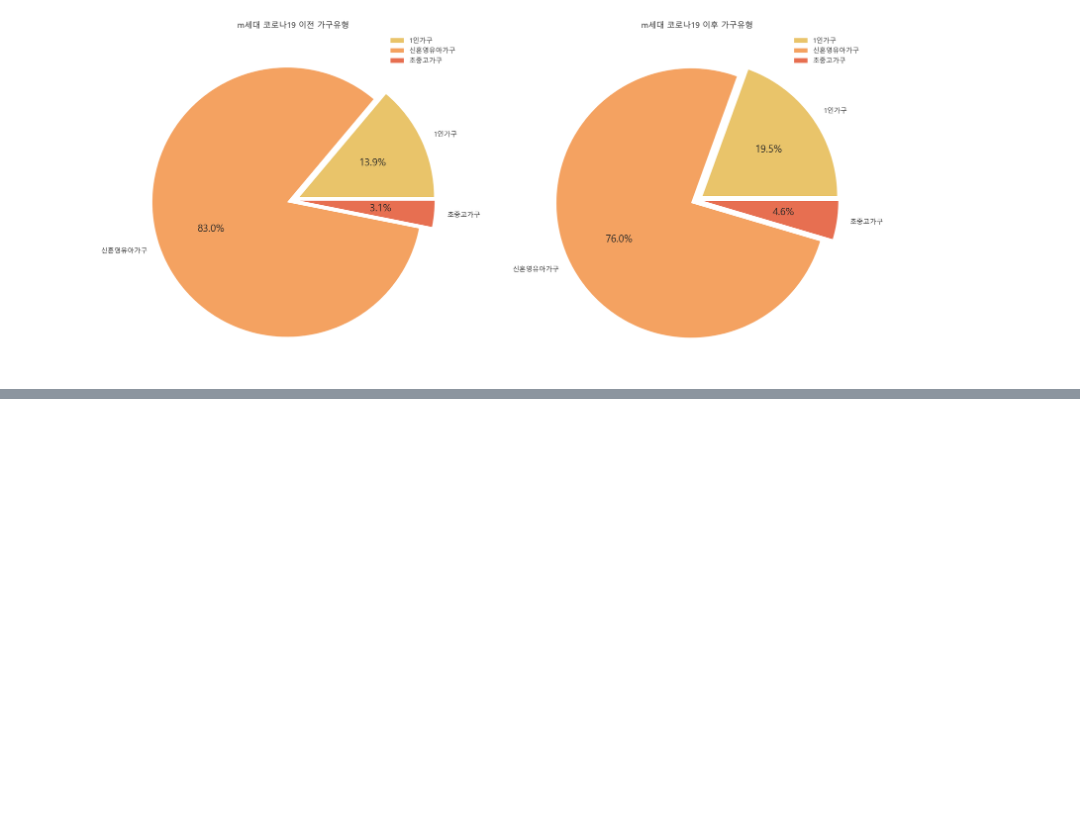
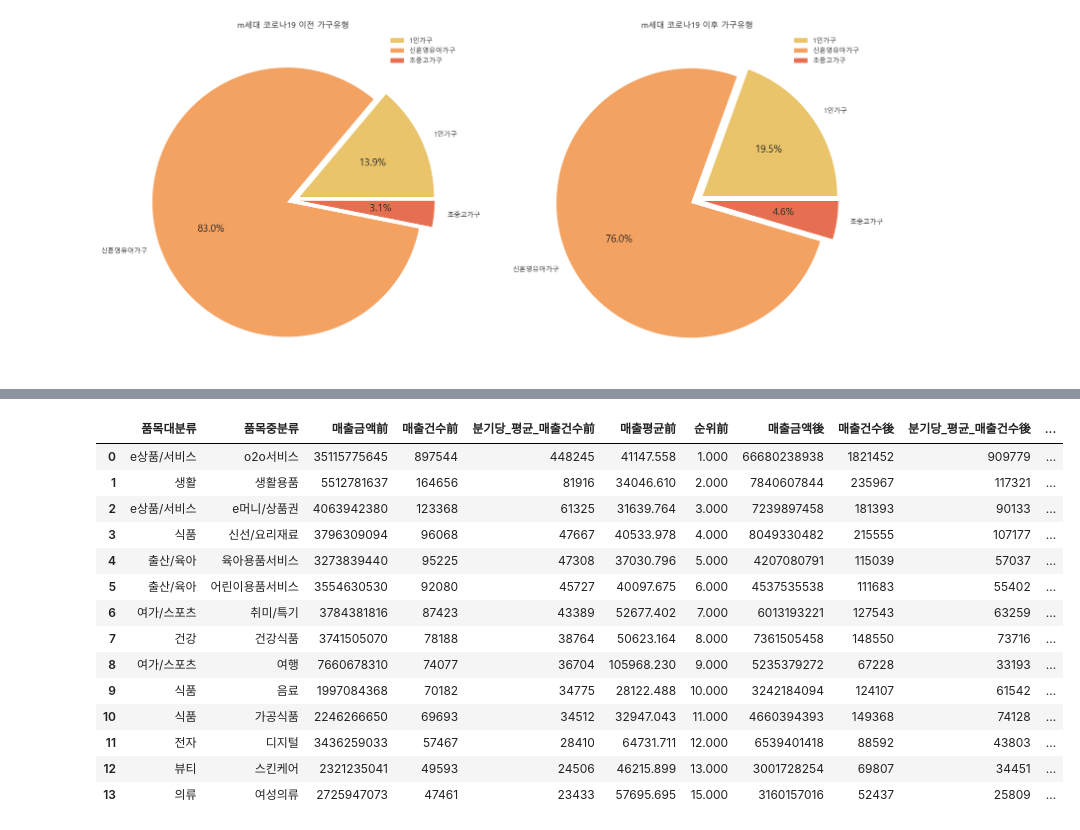
Before and after one commit to sjj995/sjjjjjjj, a Jupyter notebook: bccard3.ipynb, the cells around one changed output, grey strips where cells are left out. Cells and saved outputs as stored; diff of their text form; code cells hidden in the pictures; blank space fills up the shorter version.

```diff
--- a/bccard3.ipynb
+++ b/bccard3.ipynb
@@ -835,0 +1033,17 @@ ax2.legend(llist)
+# %%
+# m세대 여성 2019년 품목 상위 15개 매출 건수
+bc_30_2019 = bc_30[(bc_30['기준년월']==201903) | (bc_30['기준년월']==201909)]
+fm_bc_30_2019 = bc_30_2019[bc_30_2019['성별']==1]
+#fm_bc_30_2021.drop(['기준년월'],axis=1,inplace=True)
+
+fm_bc_30_2019['분기당_평균_매출건수'] = (fm_bc_30_2019['매출건수'] / 2).astype('int64')
+fm_bc_30_2019_total = fm_bc_30_2019.groupby(['품목대분류명','품목중분류명'])['매출금액','매출건수','분기당_평균_매출건수'].sum().reset_index()
+fm_bc_30_2019_avg = fm_bc_30_2019.groupby(['품목대분류명','품목중분류명'])['매출평균'].mean().reset_index()
+
+fm_bc_30_2019_consume = pd.merge(fm_bc_30_2019_total,fm_bc_30_2019_avg)
+
+fm_bc_30_m_2019 = fm_bc_30_2019_consume.sort_values(by=['분기당_평균_매출건수','매출건수','매출금액','매출평균'],ascending=False).head(15)
+
+fm_bc_30_m_2019['매출순위'] = fm_bc_30_m_2019['분기당_평균_매출건수'].rank(method='min',ascending=False)
+
+fm_bc_30_m_2019
@@ -835,0 +1067,17 @@ ax2.legend(llist)
+# %%
+# m세대 여성 2021년 품목 상위 15개 매출 건수
+bc_30_2021 = bc_30[(bc_30['기준년월']==202003) | (bc_30['기준년월']==202009) | (bc_30['기준년월']==202103)]
+fm_bc_30_2021 = bc_30_2021[bc_30_2021['성별']==1]
+#fm_bc_30_2021.drop(['기준년월'],axis=1,inplace=True)
+
+fm_bc_30_2021['분기당_평균_매출건수'] = (fm_bc_30_2021['매출건수'] / 2).astype('int64')
+fm_bc_30_2021_total = fm_bc_30_2021.groupby(['품목대분류명','품목중분류명'])['매출금액','매출건수','분기당_평균_매출건수'].sum().reset_index()
+fm_bc_30_2021_avg = fm_bc_30_2021.groupby(['품목대분류명','품목중분류명'])['매출평균'].mean().reset_index()
+
+fm_bc_30_2021_consume = pd.merge(fm_bc_30_2021_total,fm_bc_30_2021_avg)
+
+fm_bc_30_m_2021 = fm_bc_30_2021_consume.sort_values(by=['분기당_평균_매출건수','매출건수','매출금액','매출평균'],ascending=False).head(15)
+
+fm_bc_30_m_2021['매출순위'] = fm_bc_30_m_2021['분기당_평균_매출건수'].rank(method='min',ascending=False)
+
+fm_bc_30_m_2021
@@ -835,0 +1101,24 @@ ax2.legend(llist)
+# %%
+# m세대 여성 코로나 전과 후의 구매 매출건수별 변동순위 합친 데이터프레임 구성
+mfm_bc20_cov_mz = pd.merge(fm_bc_30_m_2019,fm_bc_30_m_2021,how='inner',on='품목중분류명')
+mfm_bc20_cov_mz.drop(['품목대분류명_y'],axis=1,inplace=True)
+mfm_bc20_cov_mz.columns = ['품목대분류','품목중분류','매출금액前','매출건수前','분기당_평균_매출건수前','매출평균前','순위前','매출금액後','매출건수後','분기당_평균_매출건수後','매출평균後','순위後']
+
+mfm_bc20_cov_mz['변동순위'] = mfm_bc20_cov_mz['순위前'] - mfm_bc20_cov_mz['순위後']
+mfm_bc20_cov_mz
+# %% [output]
+|  | 품목대분류 | 품목중분류 | 매출금액前 | 매출건수前 | 분기당_평균_매출건수前 | 매출평균前 | 순위前 | 매출금액後 | 매출건수後 | 분기당_평균_매출건수後 | ... |
+| 0 | e상품/서비스 | o2o서비스 | 35115775645 | 897544 | 448245 | 41147.558 | 1.000 | 66680238938 | 1821452 | 909779 | ... |
+| 1 | 생활 | 생활용품 | 5512781637 | 164656 | 81916 | 34046.610 | 2.000 | 7840607844 | 235967 | 117321 | ... |
+| 2 | e상품/서비스 | e머니/상품권 | 4063942380 | 123368 | 61325 | 31639.764 | 3.000 | 7239897458 | 181393 | 90133 | ... |
+| 3 | 식품 | 신선/요리재료 | 3796309094 | 96068 | 47667 | 40533.978 | 4.000 | 8049330482 | 215555 | 107177 | ... |
+| 4 | 출산/육아 | 육아용품서비스 | 3273839440 | 95225 | 47308 | 37030.796 | 5.000 | 4207080791 | 115039 | 57037 | ... |
+| 5 | 출산/육아 | 어린이용품서비스 | 3554630530 | 92080 | 45727 | 40097.675 | 6.000 | 4537535538 | 111683 | 55402 | ... |
+| 6 | 여가/스포츠 | 취미/특기 | 3784381816 | 87423 | 43389 | 52677.402 | 7.000 | 6013193221 | 127543 | 63259 | ... |
+| 7 | 건강 | 건강식품 | 3741505070 | 78188 | 38764 | 50623.164 | 8.000 | 7361505458 | 148550 | 73716 | ... |
+| 8 | 여가/스포츠 | 여행 | 7660678310 | 74077 | 36704 | 105968.230 | 9.000 | 5235379272 | 67228 | 33193 | ... |
+| 9 | 식품 | 음료 | 1997084368 | 70182 | 34775 | 28122.488 | 10.000 | 3242184094 | 124107 | 61542 | ... |
+| 10 | 식품 | 가공식품 | 2246266650 | 69693 | 34512 | 32947.043 | 11.000 | 4660394393 | 149368 | 74128 | ... |
+| 11 | 전자 | 디지털 | 3436259033 | 57467 | 28410 | 64731.711 | 12.000 | 6539401418 | 88592 | 43803 | ... |
+| 12 | 뷰티 | 스킨케어 | 2321235041 | 49593 | 24506 | 46215.899 | 13.000 | 3001728254 | 69807 | 34451 | ... |
+| 13 | 의류 | 여성의류 | 2725947073 | 47461 | 23433 | 57695.695 | 15.000 | 3160157016 | 52437 | 25809 | ... |
```
Also changed, not shown: parts of 13 cells of this notebook.
